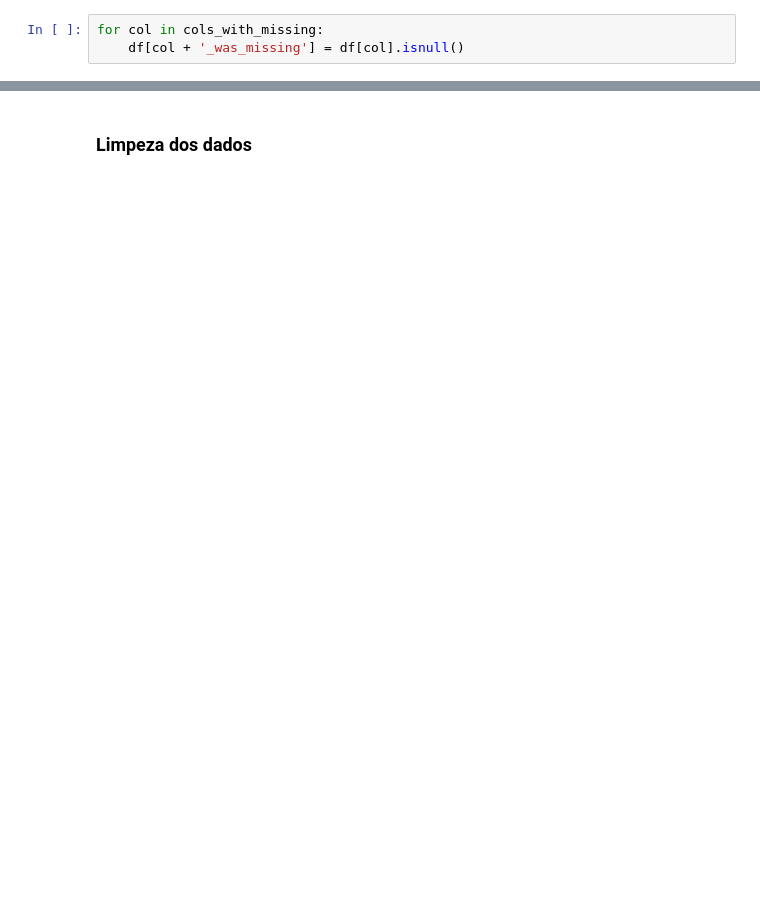
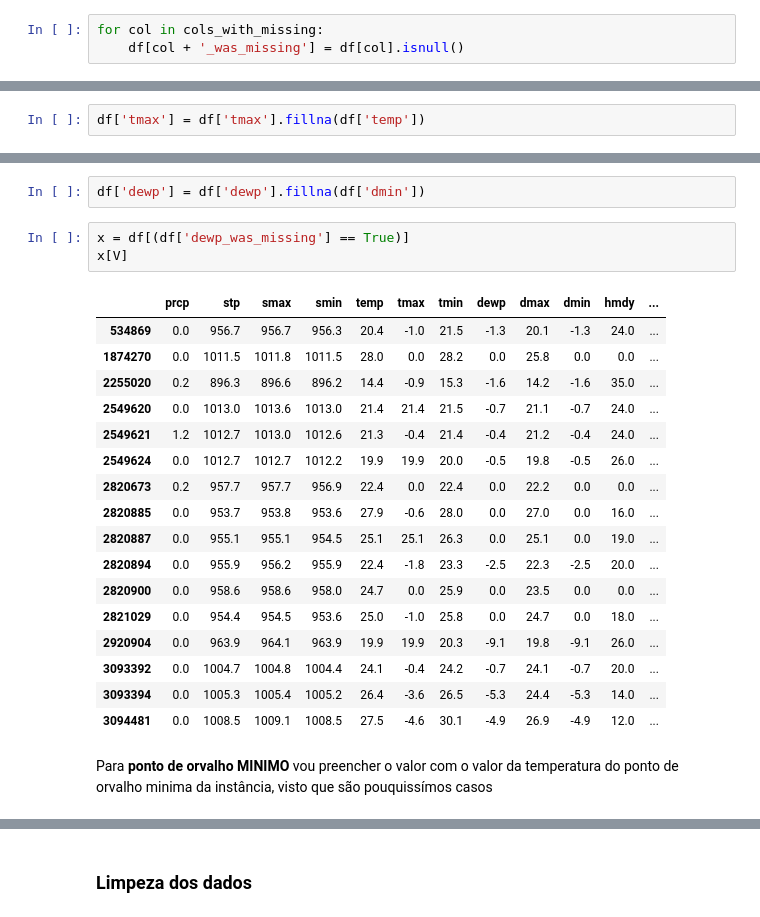
Before and after one commit to dedeco/bigclima-project, a Jupyter notebook: notebooks/graphs-zarate-n11-summer-sudeste.ipynb, the cells around one changed output, grey strips where cells are left out. Cells and saved outputs as stored; diff of their text form; blank space fills up the shorter version.

```diff
--- a/notebooks/graphs-zarate-n11-summer-sudeste.ipynb
+++ b/notebooks/graphs-zarate-n11-summer-sudeste.ipynb
@@ -140,0 +136,2 @@ df[df[CON]==True].sample(10)
+# %%
+df['tmax'] = df['tmax'].fillna(df['temp'])
@@ -140,0 +173,25 @@ df[df[CON]==True].sample(10)
+# %%
+df['dewp'] = df['dewp'].fillna(df['dmin'])
+# %%
+x = df[(df['dewp_was_missing'] == True)]
+x[V]
+# %% [output]
+|  | prcp | stp | smax | smin | temp | tmax | tmin | dewp | dmax | dmin | hmdy | ... |
+| 534869 | 0.0 | 956.7 | 956.7 | 956.3 | 20.4 | -1.0 | 21.5 | -1.3 | 20.1 | -1.3 | 24.0 | ... |
+| 1874270 | 0.0 | 1011.5 | 1011.8 | 1011.5 | 28.0 | 0.0 | 28.2 | 0.0 | 25.8 | 0.0 | 0.0 | ... |
+| 2255020 | 0.2 | 896.3 | 896.6 | 896.2 | 14.4 | -0.9 | 15.3 | -1.6 | 14.2 | -1.6 | 35.0 | ... |
+| 2549620 | 0.0 | 1013.0 | 1013.6 | 1013.0 | 21.4 | 21.4 | 21.5 | -0.7 | 21.1 | -0.7 | 24.0 | ... |
+| 2549621 | 1.2 | 1012.7 | 1013.0 | 1012.6 | 21.3 | -0.4 | 21.4 | -0.4 | 21.2 | -0.4 | 24.0 | ... |
+| 2549624 | 0.0 | 1012.7 | 1012.7 | 1012.2 | 19.9 | 19.9 | 20.0 | -0.5 | 19.8 | -0.5 | 26.0 | ... |
+| 2820673 | 0.2 | 957.7 | 957.7 | 956.9 | 22.4 | 0.0 | 22.4 | 0.0 | 22.2 | 0.0 | 0.0 | ... |
+| 2820885 | 0.0 | 953.7 | 953.8 | 953.6 | 27.9 | -0.6 | 28.0 | 0.0 | 27.0 | 0.0 | 16.0 | ... |
+| 2820887 | 0.0 | 955.1 | 955.1 | 954.5 | 25.1 | 25.1 | 26.3 | 0.0 | 25.1 | 0.0 | 19.0 | ... |
+| 2820894 | 0.0 | 955.9 | 956.2 | 955.9 | 22.4 | -1.8 | 23.3 | -2.5 | 22.3 | -2.5 | 20.0 | ... |
+| 2820900 | 0.0 | 958.6 | 958.6 | 958.0 | 24.7 | 0.0 | 25.9 | 0.0 | 23.5 | 0.0 | 0.0 | ... |
+| 2821029 | 0.0 | 954.4 | 954.5 | 953.6 | 25.0 | -1.0 | 25.8 | 0.0 | 24.7 | 0.0 | 18.0 | ... |
+| 2920904 | 0.0 | 963.9 | 964.1 | 963.9 | 19.9 | 19.9 | 20.3 | -9.1 | 19.8 | -9.1 | 26.0 | ... |
+| 3093392 | 0.0 | 1004.7 | 1004.8 | 1004.4 | 24.1 | -0.4 | 24.2 | -0.7 | 24.1 | -0.7 | 20.0 | ... |
+| 3093394 | 0.0 | 1005.3 | 1005.4 | 1005.2 | 26.4 | -3.6 | 26.5 | -5.3 | 24.4 | -5.3 | 14.0 | ... |
+| 3094481 | 0.0 | 1008.5 | 1009.1 | 1008.5 | 27.5 | -4.6 | 30.1 | -4.9 | 26.9 | -4.9 | 12.0 | ... |
+# %% [markdown]
+<p>Para <b>ponto de orvalho MINIMO</b> vou preencher o valor com o valor da temperatura do ponto de orvalho minima da instância, visto que são pouquissímos casos</p>
```
Also changed, not shown: parts of 28 cells of this notebook, 2 other files.
